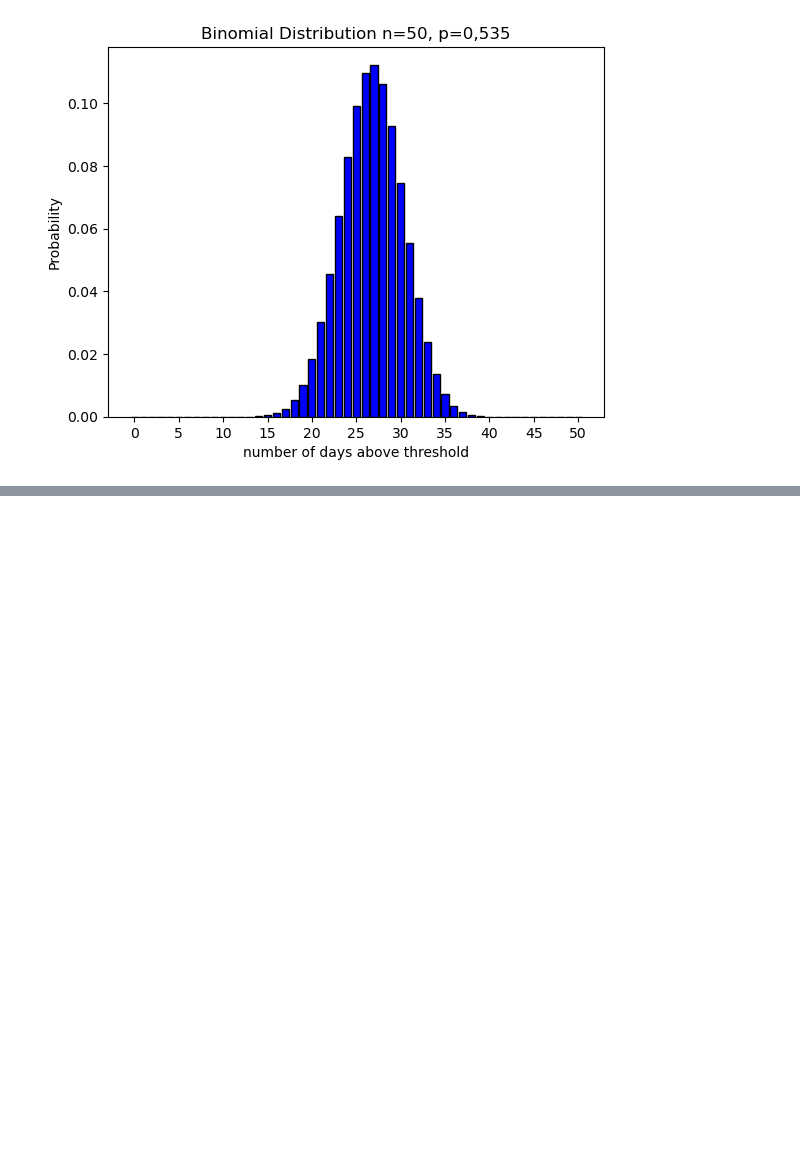
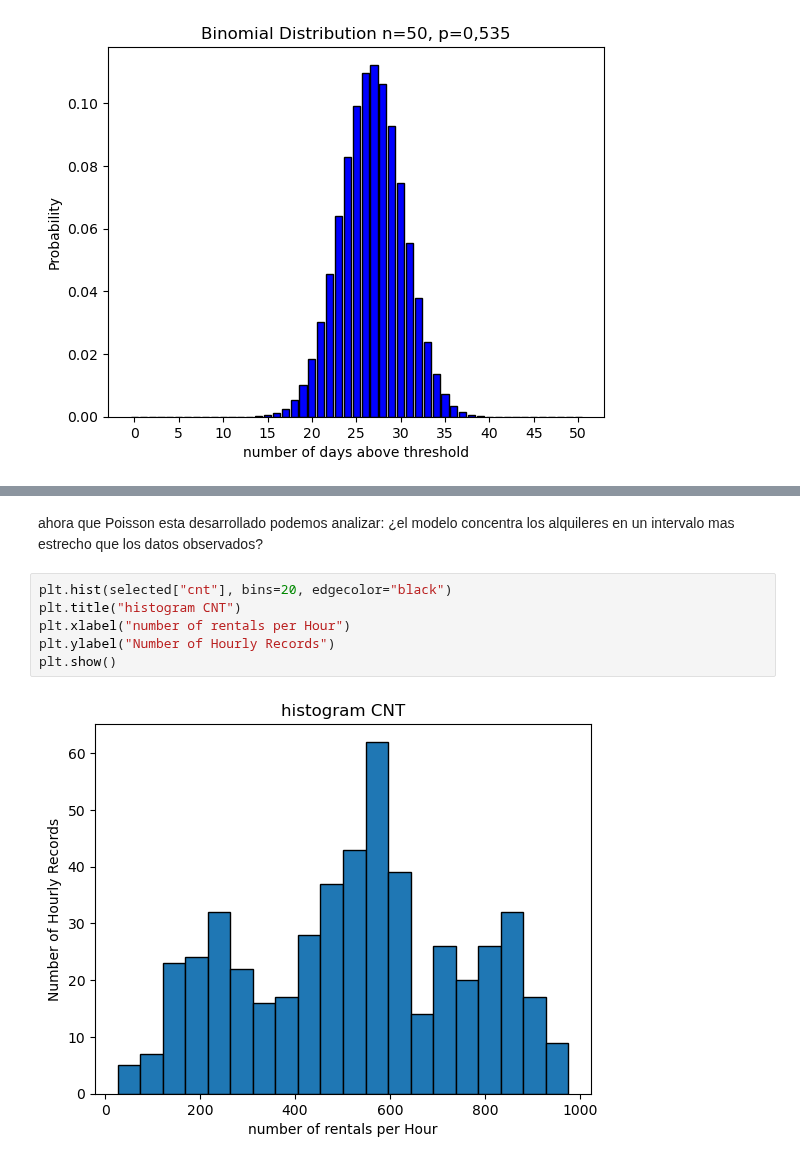
Before and after one commit to 2026491-max/Statistical---Project---26-, a Jupyter notebook: Bike Sharing.ipynb, the cells around one changed output, grey strips where cells are left out. Saved outputs shown, nothing was run; the diff lists cells and outputs as text; blank space fills up the shorter version.

```diff
--- a/Bike Sharing.ipynb
+++ b/Bike Sharing.ipynb
@@ -241,0 +281,10 @@ en este analisis podemos inferir que un dia exitoso laborable que registre 526 a
+# %% [markdown]
+ahora que Poisson esta desarrollado podemos analizar: ¿el modelo concentra los alquileres en un intervalo mas estrecho que los datos observados?
+# %%
+plt.hist(selected["cnt"], bins=20, edgecolor="black")
+plt.title("histogram CNT")
+plt.xlabel("number of rentals per Hour")
+plt.ylabel("Number of Hourly Records")
+plt.show()
+# %% [output]
+[figure, added]
```
Also changed, not shown: parts of 31 cells of this notebook.
